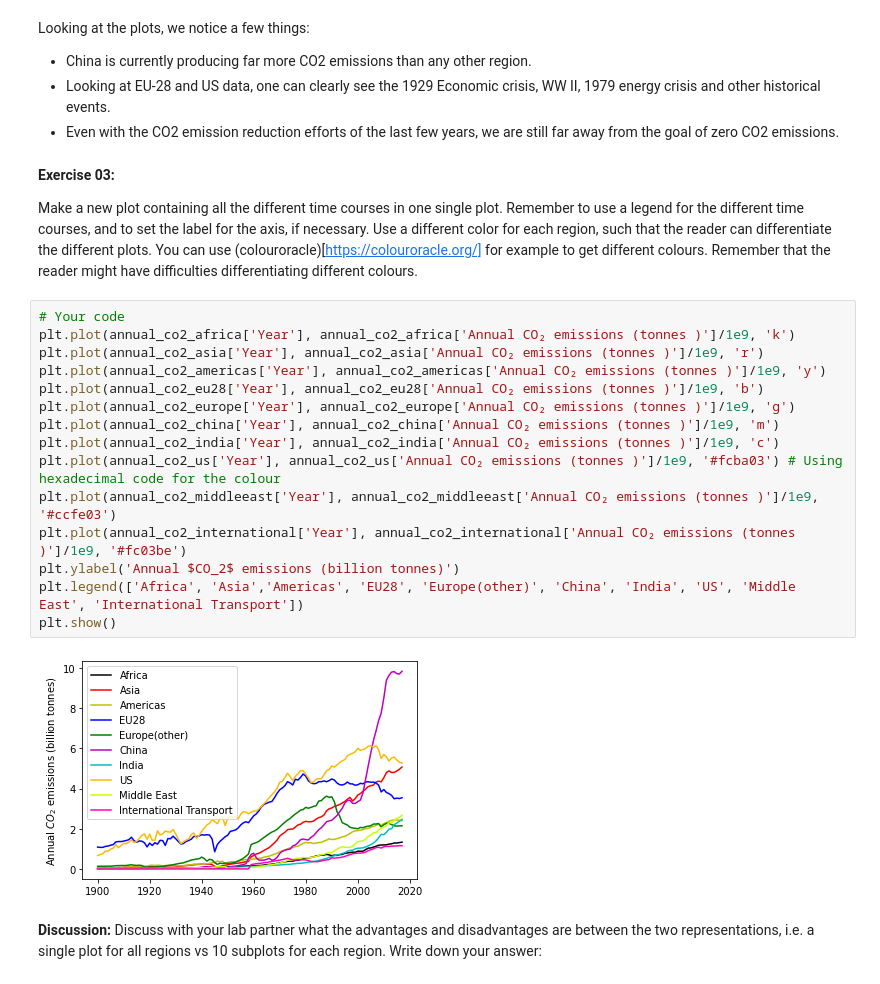
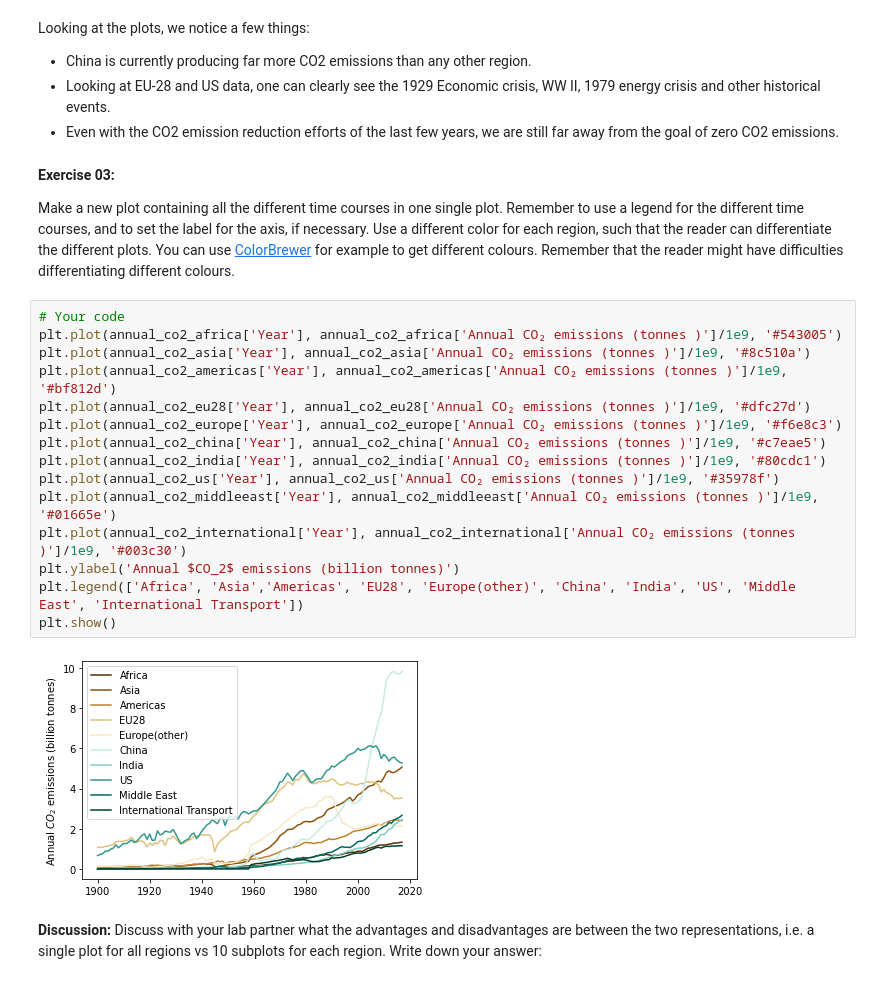
Before and after one commit to Inf2-FDS/FDS-S1-03-data-representation-01-solution, a Jupyter notebook: week04-data-representation-01-Matplotlib-solution.ipynb, the cells around one changed output. Saved outputs shown, nothing was run; the diff lists cells and outputs as text.

```diff
--- a/week04-data-representation-01-Matplotlib-solution.ipynb
+++ b/week04-data-representation-01-Matplotlib-solution.ipynb
@@ -301,24 +301,24 @@ Looking at the plots, we notice a few things:
 # %% [markdown]
 **Exercise 03:**
 
-Make a new plot containing all the different time courses in one single plot. Remember to use a legend for the different time courses, and to set the label for the axis, if necessary. Use a different color for each region, such that the reader can differentiate the different plots. You can use (colouroracle)[https://colouroracle.org/] for example to get different colours. Remember that the reader might have difficulties differentiating different colours.
+Make a new plot containing all the different time courses in one single plot. Remember to use a legend for the different time courses, and to set the label for the axis, if necessary. Use a different color for each region, such that the reader can differentiate the different plots. You can use [ColorBrewer](https://colorbrewer2.org/#type=sequential&scheme=YlGnBu&n=9) for example to get different colours. Remember that the reader might have difficulties differentiating different colours.
 # %%
 # Your code
-plt.plot(annual_co2_africa['Year'], annual_co2_africa['Annual CO₂ emissions (tonnes )']/1e9, 'k')
-plt.plot(annual_co2_asia['Year'], annual_co2_asia['Annual CO₂ emissions (tonnes )']/1e9, 'r')
-plt.plot(annual_co2_americas['Year'], annual_co2_americas['Annual CO₂ emissions (tonnes )']/1e9, 'y')
-plt.plot(annual_co2_eu28['Year'], annual_co2_eu28['Annual CO₂ emissions (tonnes )']/1e9, 'b')
-plt.plot(annual_co2_europe['Year'], annual_co2_europe['Annual CO₂ emissions (tonnes )']/1e9, 'g')
-plt.plot(annual_co2_china['Year'], annual_co2_china['Annual CO₂ emissions (tonnes )']/1e9, 'm')
-plt.plot(annual_co2_india['Year'], annual_co2_india['Annual CO₂ emissions (tonnes )']/1e9, 'c')
-plt.plot(annual_co2_us['Year'], annual_co2_us['Annual CO₂ emissions (tonnes )']/1e9, '#fcba03') # Using hexadecimal code for the colour
-plt.plot(annual_co2_middleeast['Year'], annual_co2_middleeast['Annual CO₂ emissions (tonnes )']/1e9, '#ccfe03')
-plt.plot(annual_co2_international['Year'], annual_co2_international['Annual CO₂ emissions (tonnes )']/1e9, '#fc03be')
+plt.plot(annual_co2_africa['Year'], annual_co2_africa['Annual CO₂ emissions (tonnes )']/1e9, '#543005')
+plt.plot(annual_co2_asia['Year'], annual_co2_asia['Annual CO₂ emissions (tonnes )']/1e9, '#8c510a')
+plt.plot(annual_co2_americas['Year'], annual_co2_americas['Annual CO₂ emissions (tonnes )']/1e9, '#bf812d')
+plt.plot(annual_co2_eu28['Year'], annual_co2_eu28['Annual CO₂ emissions (tonnes )']/1e9, '#dfc27d')
+plt.plot(annual_co2_europe['Year'], annual_co2_europe['Annual CO₂ emissions (tonnes )']/1e9, '#f6e8c3')
+plt.plot(annual_co2_china['Year'], annual_co2_china['Annual CO₂ emissions (tonnes )']/1e9, '#c7eae5')
+plt.plot(annual_co2_india['Year'], annual_co2_india['Annual CO₂ emissions (tonnes )']/1e9, '#80cdc1')
+plt.plot(annual_co2_us['Year'], annual_co2_us['Annual CO₂ emissions (tonnes )']/1e9, '#35978f')
+plt.plot(annual_co2_middleeast['Year'], annual_co2_middleeast['Annual CO₂ emissions (tonnes )']/1e9, '#01665e')
+plt.plot(annual_co2_international['Year'], annual_co2_international['Annual CO₂ emissions (tonnes )']/1e9, '#003c30')
 plt.ylabel('Annual $CO_2$ emissions (billion tonnes)')
 plt.legend(['Africa', 'Asia','Americas', 'EU28', 'Europe(other)', 'China', 'India', 'US', 'Middle East', 'International Transport'])
 plt.show()
 # %% [output]
-[figure, old version]
+[figure, new version]
 # %% [markdown]
 **Discussion:** Discuss with your lab partner what the advantages and disadvantages are between the two representations, i.e. a single plot for all regions vs 10 subplots for each region. Write down your answer:
 # %% [markdown]
```
Also changed, not shown: parts of 6 cells of this notebook, 2 other files.
